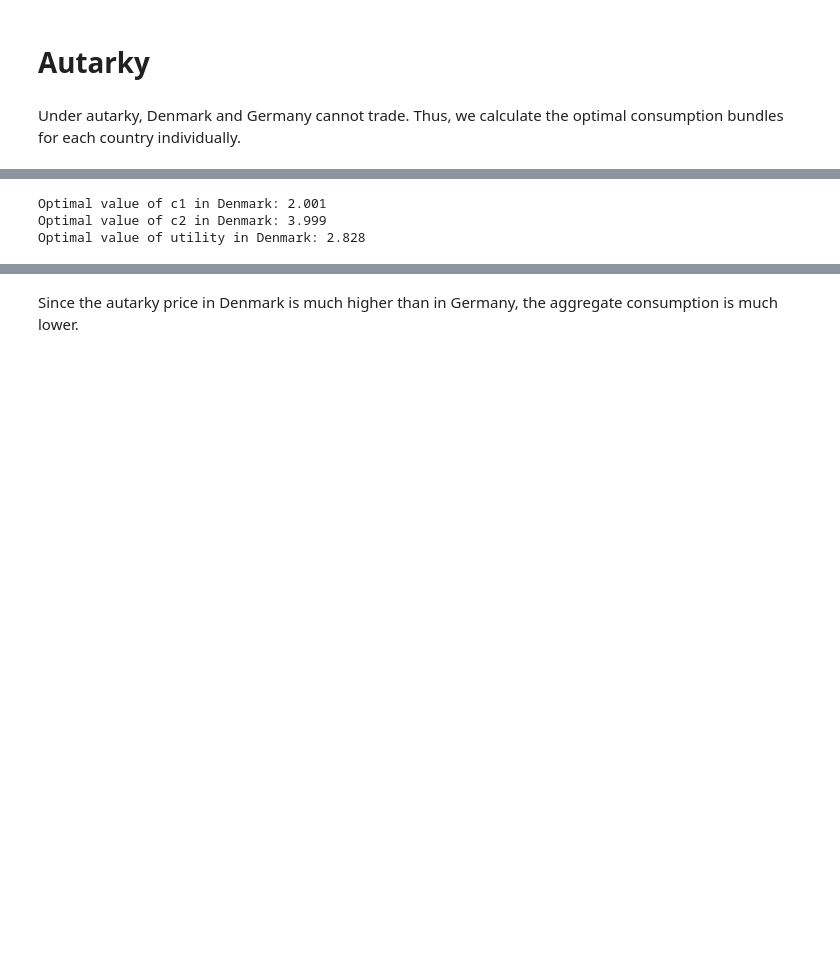
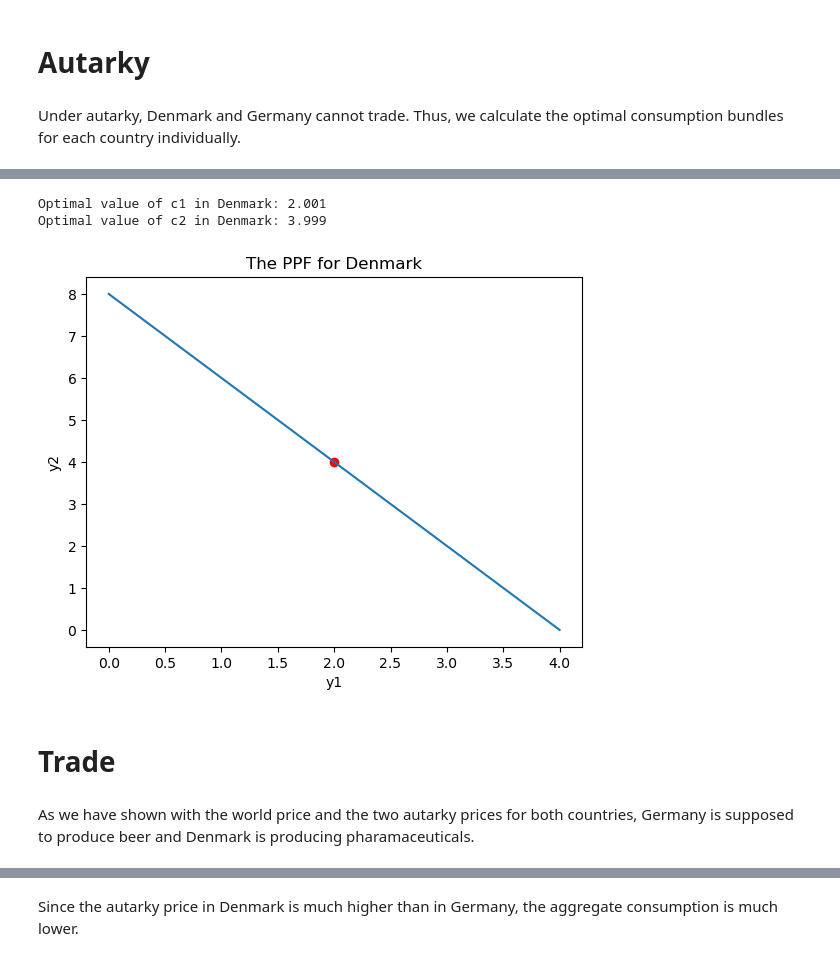
Before and after one commit to NumEconCopenhagen/projects-2023-mes, a Jupyter notebook: modelproject/modelproject.ipynb, the cells around one changed output, grey strips where cells are left out. Cells and saved outputs as stored; diff of their text form; code cells hidden in the pictures; blank space fills up the shorter version.

Commit message:
Trade

```diff
--- a/modelproject/modelproject.ipynb
+++ b/modelproject/modelproject.ipynb
@@ -308,20 +346,47 @@ Optimal value of utility in Germany: 2.739
 # %%
 # Denmark under autarky
 
 model = RicardianModelClass()
 
 # insert values
 alpha = 0.5
 a1 = 4
 a2 = 8
 
 optimal_c1, optimal_c2 = model.optimize_autarky(alpha, a1, a2)
 
 # Print the optimal values of c1 and c2
 print(f"Optimal value of c1 in Denmark: {optimal_c1:.3f}")
 print(f"Optimal value of c2 in Denmark: {optimal_c2:.3f}")
-print(f"Optimal value of utility in Denmark: {model.utility_func(optimal_c1, optimal_c2, alpha):.3f}")
+
+# Visualize the optimal consumption in the PPF
+
+
+# define a range of values for y1
+y1 = np.linspace(0, 4)
+
+
+# calculate corresponding values of y2 using the given equation
+y2 = a2 - (a2/a1)*y1
+
+
+# plot y2 against y1
+plt.plot(y1, y2)
+plt.xlabel('y1')
+plt.ylabel('y2')
+plt.title('The PPF for Denmark')
+
+
+# add a point at coordinates (5, 2)
+plt.scatter(optimal_c1, optimal_c2, color='red')
+
+
+plt.show()
 # %% [output]
 Optimal value of c1 in Denmark: 2.001
 Optimal value of c2 in Denmark: 3.999
-Optimal value of utility in Denmark: 2.828
+[figure, added]
+# %% [markdown]
+# Trade
+# %% [markdown]
+As we have shown with the world price and the two autarky prices for both countries, Germany is supposed to produce beer and Denmark is producing pharamaceuticals.
```
Also changed, not shown: parts of 8 cells of this notebook.
